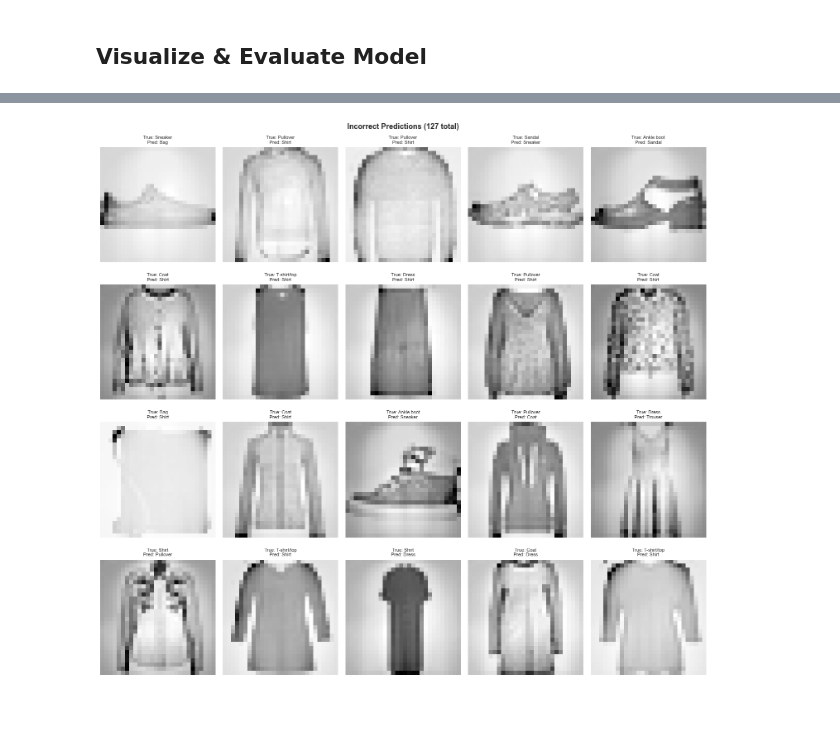
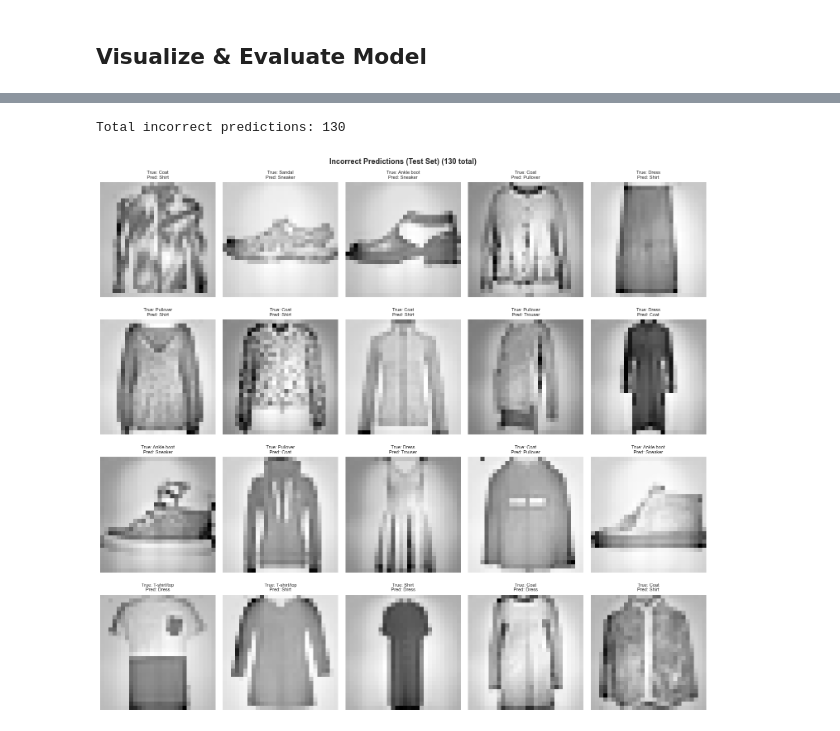
Before and after one commit to j4lando/phys417, a Jupyter notebook: Lab4/Lab4_LandoJosh.ipynb, the cells around one changed output, grey strips where cells are left out. Saved outputs shown, nothing was run; the diff lists cells and outputs as text; code cells hidden in the pictures.

```diff
--- a/Lab4/Lab4_LandoJosh.ipynb
+++ b/Lab4/Lab4_LandoJosh.ipynb
@@ -158,8 +158,12 @@ class CNNModel(torch.nn.Module):
         # # Second max pooling layer with kernel size = 2
         # self.maxpool2 = torch.nn.MaxPool2d(kernel_size=2)
 
+        self.dropout = torch.nn.Dropout(p=.1)
+
         # Fully connected layer that takes the flattened output of maxpool2 (32, 7 ,7) -> (1568) and output 10 classes
-        self.fc1 = torch.nn.Linear(3042, 10)
+        self.fc1 = torch.nn.Linear(3042, 200)
+        self.ac1 = torch.nn.ReLU()
+        self.fc2 = torch.nn.Linear(200, 10)
 
     def forward(self, x):
 
@@ -173,9 +177,14 @@ class CNNModel(torch.nn.Module):
 
         # flatten the maxpool2 output to be used as input into FCN layer
         fcn_input = pool1_out.view(pool1_out.size(0), -1)
+        fcn_input = self.dropout(fcn_input)
 
         # Use the raw output of the fully connected layer as the final output
-        output = self.fc1(fcn_input)
+        fc1_out = self.fc1(fcn_input)
+        fc1_out = self.ac1(fc1_out)
+        fc1_out = self.dropout(fc1_out)
+
+        output = self.fc2(fc1_out)
 
         return output
 # %% [markdown]
@@ -435,25 +425,32 @@ plt.show()
 # %%
-with torch.no_grad():
-    test_outputs = model(testing_inputs)
-    test_preds = torch.argmax(test_outputs, dim=1).cpu().numpy()
+def plot_incorrect(inputs, targets, title='Incorrect Predictions', max_plots=20):
+    model.eval()
+    with torch.no_grad():
+        outputs = model(inputs)
+        preds = torch.argmax(outputs, dim=1).cpu().numpy()
+    model.train()
 
-test_true = testing_targets.cpu().numpy()
-test_imgs = testing_inputs.cpu().numpy()
+    true = targets.cpu().numpy()
+    imgs = inputs.cpu().numpy()
 
-wrong_idx = np.where(test_preds != test_true)[0]
+    wrong_idx = np.where(preds != true)[0]
+    print(f"Total incorrect predictions: {len(wrong_idx)}")
 
-n = min(20, len(wrong_idx))
-cols = 5
-rows = (n + cols - 1) // cols
+    n = min(max_plots, len(wrong_idx))
+    cols = 5
+    rows = (n + cols - 1) // cols
 
-plt.figure(figsize=(cols * 3, rows * 3.5))
-for i, idx in enumerate(wrong_idx[:n]):
-    plt.subplot(rows, cols, i + 1)
-    plt.imshow(test_imgs[idx, 0], cmap='Greys')
-    plt.axis('off')
-    plt.title(f'True: {label_names[test_true[idx]]}\nPred: {label_names[test_preds[idx]]}', fontsize=8)
-plt.suptitle(f'Incorrect Predictions ({len(wrong_idx)} total)', fontsize=13, fontweight='bold')
-plt.tight_layout()
-plt.show()
+    plt.figure(figsize=(cols * 3, rows * 3.5))
+    for i, idx in enumerate(wrong_idx[:n]):
+        plt.subplot(rows, cols, i + 1)
+        plt.imshow(imgs[idx, 0], cmap='Greys')
+        plt.axis('off')
+        plt.title(f'True: {label_names[true[idx]]}\nPred: {label_names[preds[idx]]}', fontsize=8)
+    plt.suptitle(f'{title} ({len(wrong_idx)} total)', fontsize=13, fontweight='bold')
+    plt.tight_layout()
+    plt.show()
+
+plot_incorrect(testing_inputs, testing_targets, title='Incorrect Predictions (Test Set)')
 # %% [output]
+Total incorrect predictions: 130
-[figure, old version]
+[figure, new version]
```
Also changed, not shown: parts of 7 cells of this notebook, 6 other files.
